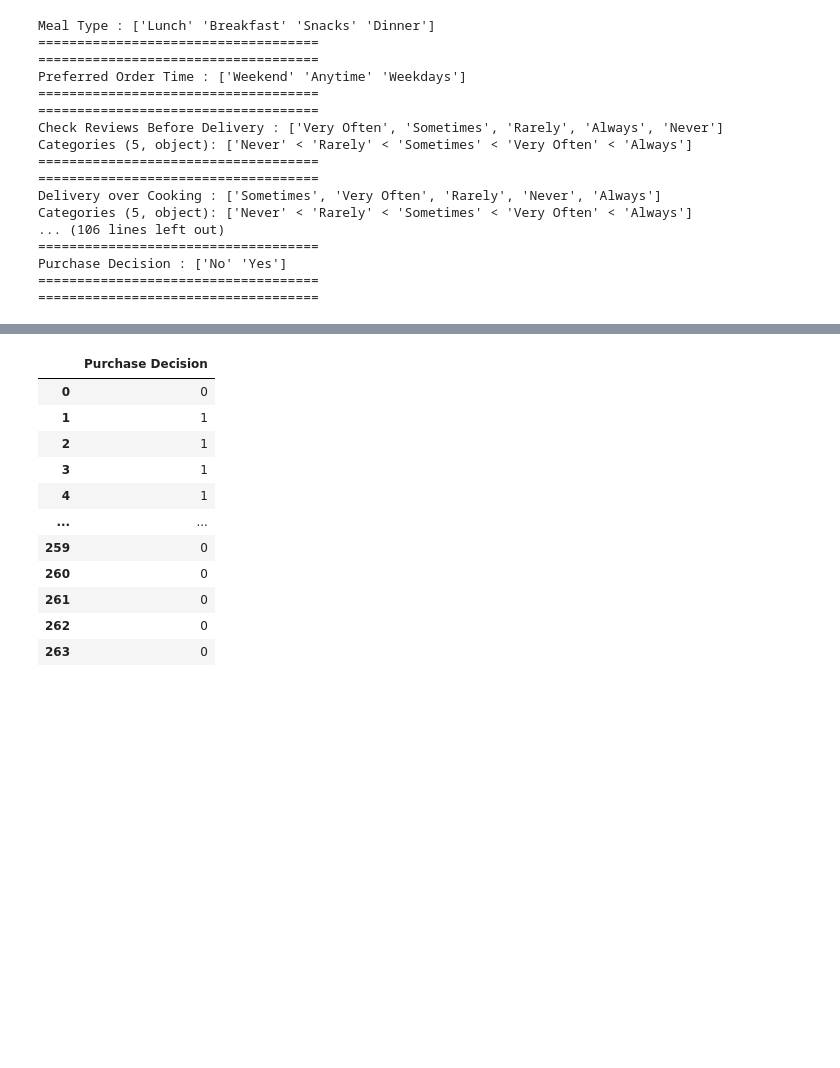
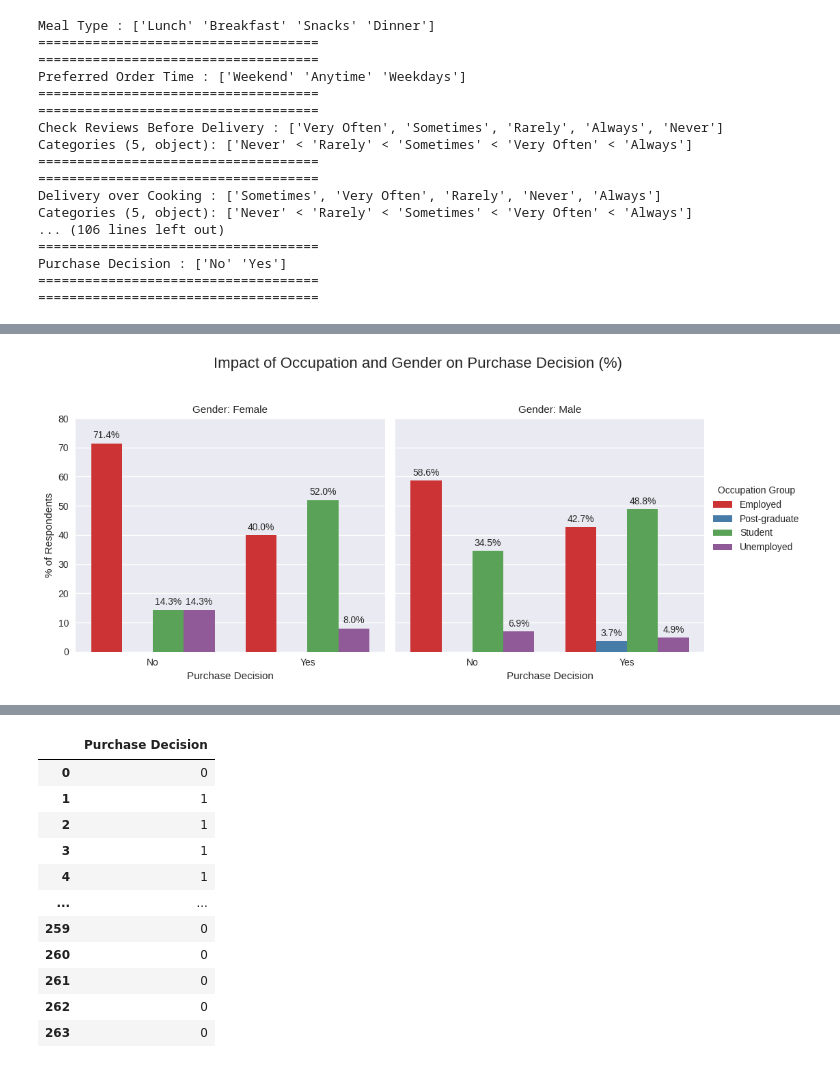
Before and after one commit to mayamoneib/deliveryfood, a Jupyter notebook: surveydata.ipynb, the cells around one changed output, grey strips where cells are left out. Cells and saved outputs as stored; diff of their text form; code cells hidden in the pictures; blank space fills up the shorter version.

```diff
--- a/surveydata.ipynb
+++ b/surveydata.ipynb
@@ -381,0 +447,50 @@ Purchase Decision : ['No' 'Yes']
+# %%
+new_version['Purchase Decision Label'] = new_version['Purchase Decision'].map({0: 'No', 1: 'Yes'})
+
+# Step 2: Create crosstab
+ct = pd.crosstab(
+    [new_version['Gender'], new_version['Purchase Decision Label']],
+    new_version['Occupation']
+)
+
+# Step 3: Normalize to get percentages
+ct_percent = ct.div(ct.sum(axis=1), axis=0) * 100
+
+# Step 4: Melt for seaborn
+ct_percent_melted = ct_percent.reset_index().melt(
+    id_vars=['Gender', 'Purchase Decision Label'],
+    var_name='Occupation',
+    value_name='% of Respondents'
+)
+
+# Step 5: Plot
+g = sns.catplot(
+    data=ct_percent_melted, kind='bar',
+    x='Purchase Decision Label', y='% of Respondents', hue='Occupation', col='Gender',
+    palette='Set1',
+    height=5, aspect=1
+)
+
+# Step 6: Aesthetics
+g.set_axis_labels("Purchase Decision", "% of Respondents")
+g.set_titles("Gender: {col_name}")
+g._legend.set_title('Occupation Group')
+plt.subplots_adjust(top=0.8)
+g.fig.suptitle('Impact of Occupation and Gender on Purchase Decision (%)', fontsize=16)
+plt.ylim(0, 80)
+
+# Step 7: Add % labels on each bar
+for ax in g.axes.flat:
+    for p in ax.patches:
+        height = p.get_height()
+        if height > 0:  # only annotate if the bar exists
+            ax.text(
+                p.get_x() + p.get_width() / 2.,
+                height + 1,
+                f'{height:.1f}%',
+                ha='center', va='bottom', fontsize=10
+            )
+
+plt.show()
+# %% [output]
+[figure, added]
```
Also changed, not shown: parts of 9 cells of this notebook.
